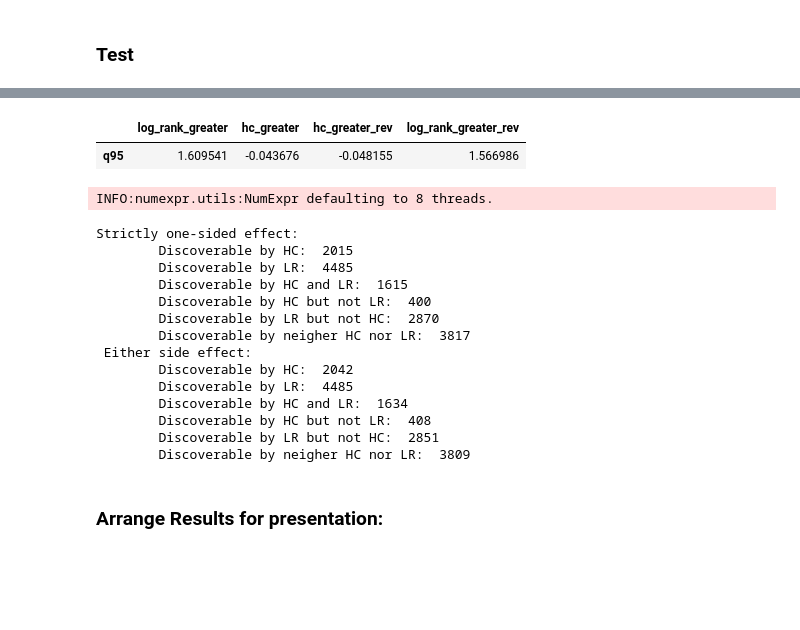
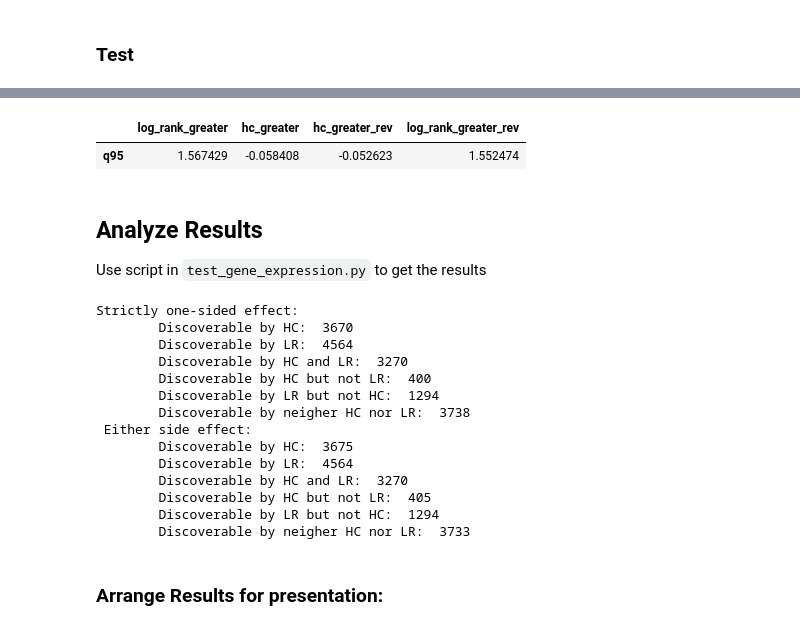
Before and after one commit to alonkipnis/HCHG, a Jupyter notebook: survival_real_data.ipynb, the cells around one changed output, grey strips where cells are left out. Cells and saved outputs as stored; diff of their text form; code cells hidden in the pictures; blank space fills up the shorter version.

```diff
--- a/survival_real_data.ipynb
+++ b/survival_real_data.ipynb
@@ -245,15 +221,15 @@ plt.show()
 # %%
 T = 100
-M = 10000
+M = 100000
 stbl = False
 df0 = pd.read_csv(f'results/SCNAB_null_False_T{T}_M{M}.csv')
 
 crit_vals = df0.agg([q95]).filter(
         ['log_rank_greater',
          'hc_greater',
          'hc_greater_rev',
          'log_rank_greater_rev'])
 crit_vals
 # %% [output]
 |  | log_rank_greater | hc_greater | hc_greater_rev | log_rank_greater_rev |
-| q95 | 1.609541 | -0.043676 | -0.048155 | 1.566986 |
+| q95 | 1.567429 | -0.058408 | -0.052623 | 1.552474 |
@@ -273,3 +236,7 @@ res.to_csv(f"results/SCNAB_{stbl}_T{T}.csv")
+# %% [markdown]
+## Analyze Results
+
+Use script in ``test_gene_expression.py`` to get the results
 # %%
 T = 100
 stbl = False
@@ -278,11 +249,10 @@ res = pd.read_csv(f"results/SCNAB_greater_{stbl}_T{T}.csv")
 # %%
 # analyze results
 
-def empirical_pval(x, stat_name, df0):
-    return np.minimum((np.sum(df0[stat_name].values >= x) ) / len(df0), 1)
-
 LRt = crit_vals['log_rank_greater'].values[0]
 HCt = crit_vals['hc_greater'].values[0]
+
+HCt = 1.41188
 
 log_rank_non = (res.log_rank_greater < LRt) & (res.log_rank_greater_rev < LRt)
 log_rank_1side_strict = (res.log_rank_greater > LRt) & (res.log_rank_greater_rev < LRt)
@@ -319,21 +289,20 @@ print("\tDiscoverable by HC but not LR: ", np.sum(hc_2side & (1 - log_rank_2side
 print("\tDiscoverable by LR but not HC: ", np.sum((1 - hc_2side) & ( log_rank_2side) )   )
 print("\tDiscoverable by neigher HC nor LR: ", np.sum((1 - hc_2side) & (1 - log_rank_2side) )   )
 # %% [output]
-INFO:numexpr.utils:NumExpr defaulting to 8 threads.
+Strictly one-sided effect:
+        Discoverable by HC:  3670
+        Discoverable by LR:  4564
+        Discoverable by HC and LR:  3270
+        Discoverable by HC but not LR:  400
+        Discoverable by LR but not HC:  1294
+        Discoverable by neigher HC nor LR:  3738
+ Either side effect:
+        Discoverable by HC:  3675
+        Discoverable by LR:  4564
+        Discoverable by HC and LR:  3270
+        Discoverable by HC but not LR:  405
+        Discoverable by LR but not HC:  1294
+        Discoverable by neigher HC nor LR:  3733
-Strictly one-sided effect:
-        Discoverable by HC:  2015
-        Discoverable by LR:  4485
-        Discoverable by HC and LR:  1615
-        Discoverable by HC but not LR:  400
-        Discoverable by LR but not HC:  2870
-        Discoverable by neigher HC nor LR:  3817
- Either side effect:
-        Discoverable by HC:  2042
-        Discoverable by LR:  4485
-        Discoverable by HC and LR:  1634
-        Discoverable by HC but not LR:  408
-        Discoverable by LR but not HC:  2851
-        Discoverable by neigher HC nor LR:  3809
 # %% [markdown]
 ### Arrange Results for presentation:
 # %%
```
Also changed, not shown: parts of 36 cells of this notebook, 10 other files.
